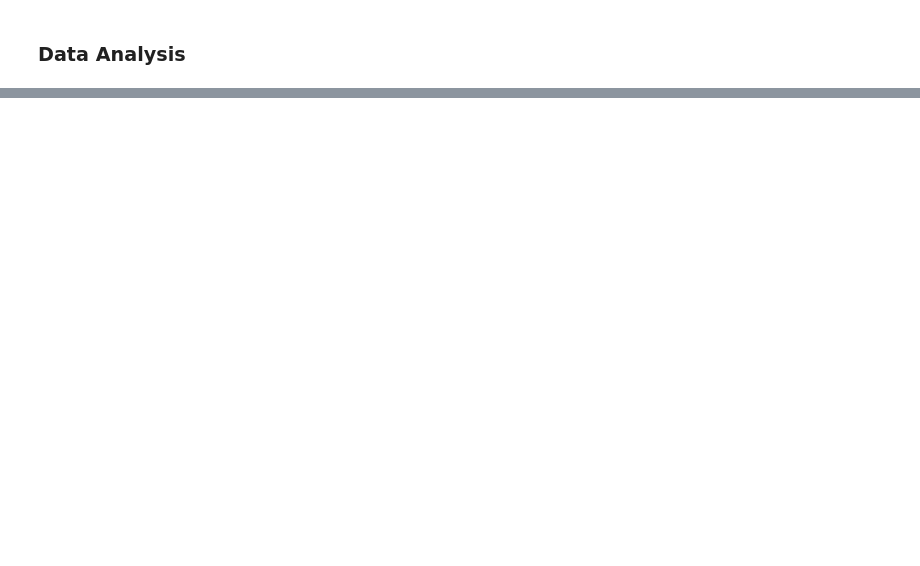
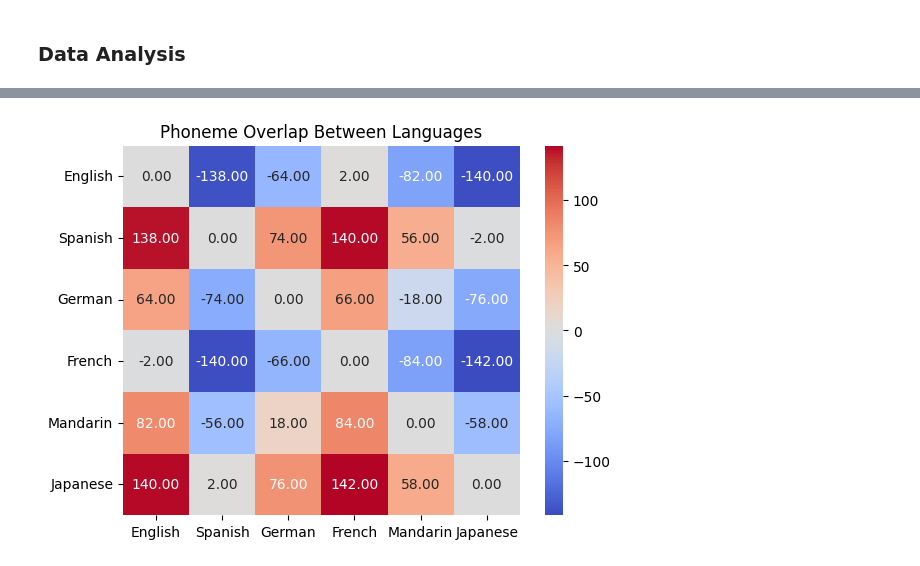
Before and after one commit to paytonlin1/LanguageSimilarityPredictor, a Jupyter notebook: LanguageSimilarityPredictor.ipynb, the cells around one changed output, grey strips where cells are left out. Saved outputs shown, nothing was run; the diff lists cells and outputs as text; code cells hidden in the pictures; blank space fills up the shorter version.

```diff
--- a/LanguageSimilarityPredictor.ipynb
+++ b/LanguageSimilarityPredictor.ipynb
@@ -266,0 +248,5 @@ labels = kmeans.predict(superlist.drop(columns='phoneme'))
+# %%
+# Computes overlap for phonemes by finding the absolute difference of each vector
+phoneme_sums = phoneme_vectors.sum(axis=1)
+overlap_matrix = phoneme_sums.values.reshape(-1, 1) - phoneme_sums.values
+overlap_matrix = pd.DataFrame(overlap_matrix, index=phoneme_sums.index, columns=phoneme_sums.index)
@@ -299,3 +310,11 @@ plt.show()
+# %%
+# Heatmap of phoneme overlap
+g5 = sns.heatmap(overlap_matrix, annot=True, cmap='coolwarm', fmt='.2f', cbar=True)
+g5.figsize=(10, 8)
+g5.set(title='Phoneme Overlap Between Languages')
+plt.show()
+# %% [output]
+[figure, added]
 # %% [markdown]
 ### __Features__
 * Features for analysis:
```
Also changed, not shown: parts of 36 cells of this notebook.
